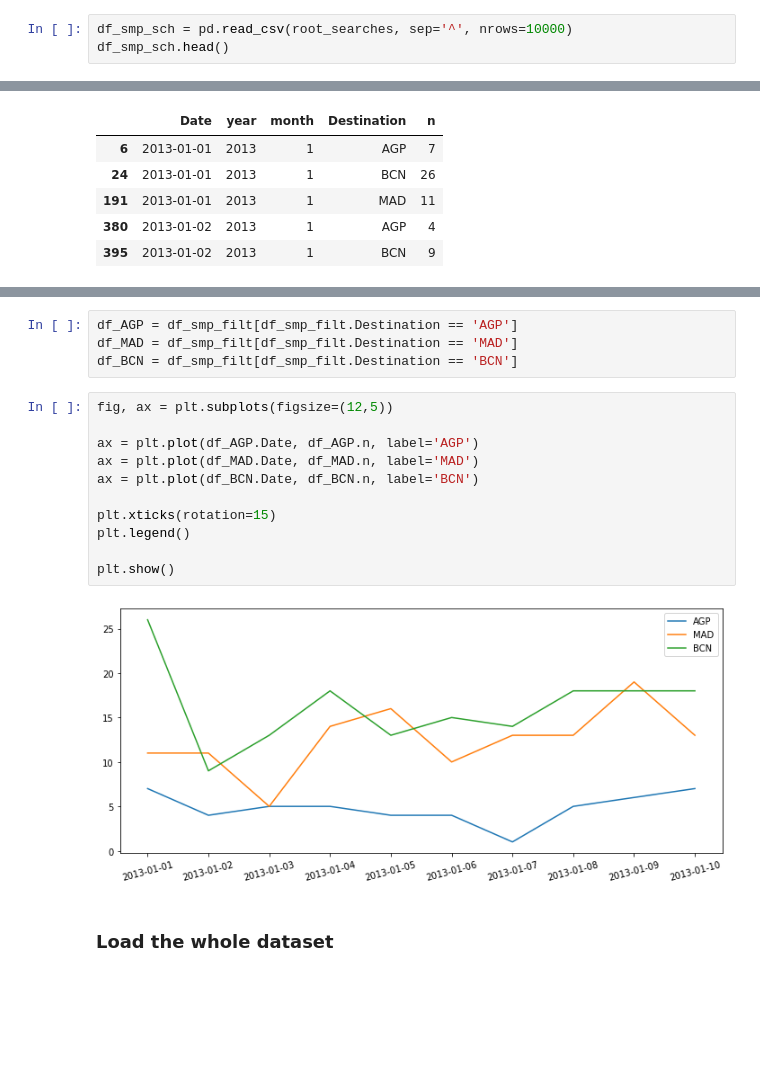
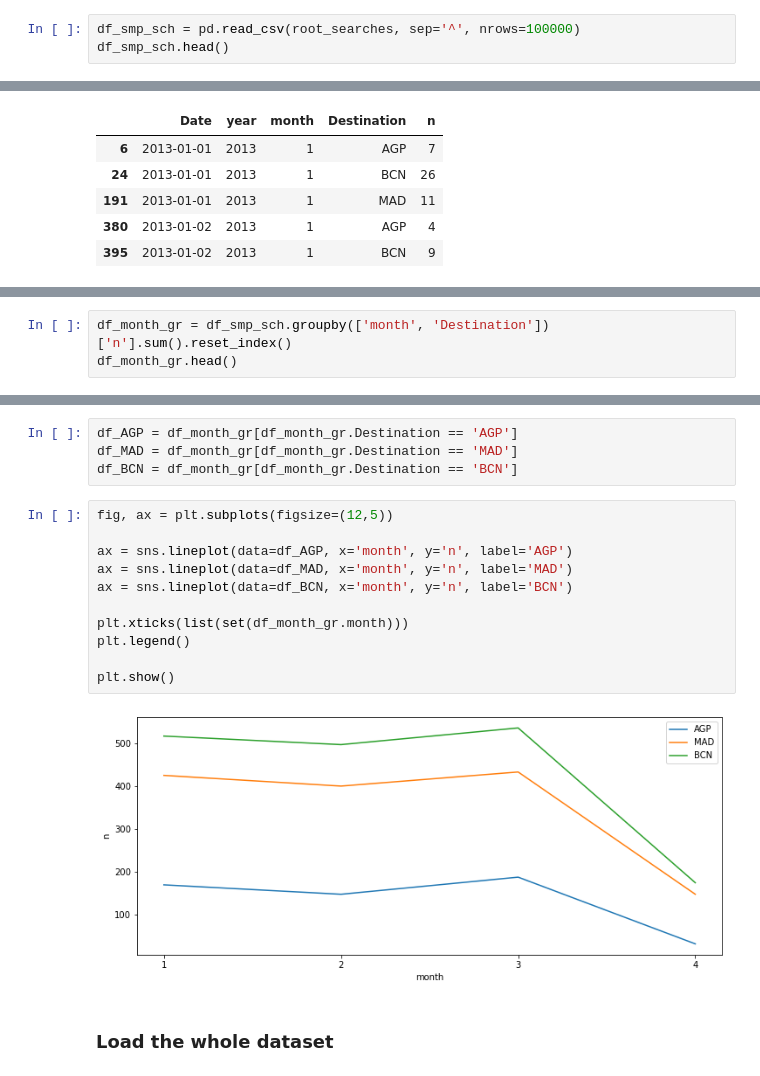
Before and after one commit to caresppen/DSChallenge, a Jupyter notebook: Ex3.ipynb, the cells around one changed output, grey strips where cells are left out. Saved outputs shown, nothing was run; the diff lists cells and outputs as text; blank space fills up the shorter version.

```diff
--- a/Ex3.ipynb
+++ b/Ex3.ipynb
@@ -17,5 +17,5 @@ root_searches = 'challenge/searches.csv.bz2'
 # %%
-df_smp_sch = pd.read_csv(root_searches, sep='^', nrows=10000)
+df_smp_sch = pd.read_csv(root_searches, sep='^', nrows=100000)
 df_smp_sch.head()
 # %% [output]
 |  | Date | Time | TxnCode | OfficeID | Country | Origin | Destination | RoundTrip | NbSegments | ... |
@@ -115,0 +118,3 @@ First sample plot
+# %%
+df_month_gr = df_smp_sch.groupby(['month', 'Destination'])['n'].sum().reset_index()
+df_month_gr.head()
@@ -116,20 +128,20 @@ First sample plot
 # %%
-df_AGP = df_smp_filt[df_smp_filt.Destination == 'AGP']
-df_MAD = df_smp_filt[df_smp_filt.Destination == 'MAD']
-df_BCN = df_smp_filt[df_smp_filt.Destination == 'BCN']
+df_AGP = df_month_gr[df_month_gr.Destination == 'AGP']
+df_MAD = df_month_gr[df_month_gr.Destination == 'MAD']
+df_BCN = df_month_gr[df_month_gr.Destination == 'BCN']
 # %%
 fig, ax = plt.subplots(figsize=(12,5))
 
-ax = plt.plot(df_AGP.Date, df_AGP.n, label='AGP')
-ax = plt.plot(df_MAD.Date, df_MAD.n, label='MAD')
-ax = plt.plot(df_BCN.Date, df_BCN.n, label='BCN')
+ax = sns.lineplot(data=df_AGP, x='month', y='n', label='AGP')
+ax = sns.lineplot(data=df_MAD, x='month', y='n', label='MAD')
+ax = sns.lineplot(data=df_BCN, x='month', y='n', label='BCN')
 
-plt.xticks(rotation=15)
+plt.xticks(list(set(df_month_gr.month)))
 plt.legend()
 
 plt.show()
 # %% [output]
-[figure, old version]
+[figure, new version]
 # %% [markdown]
 ### Load the whole dataset
 # %% [markdown]
```
Also changed, not shown: parts of 13 cells of this notebook.
